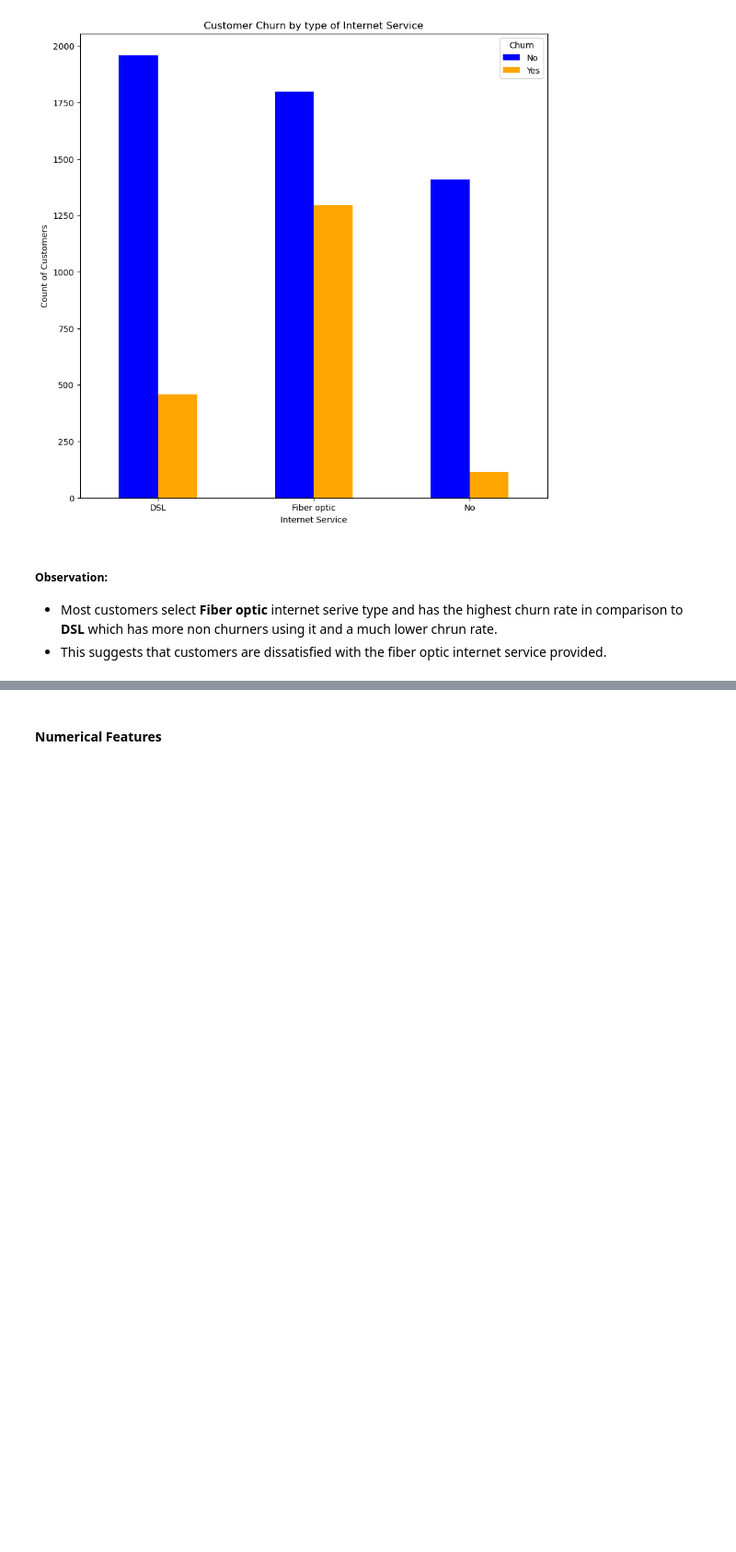
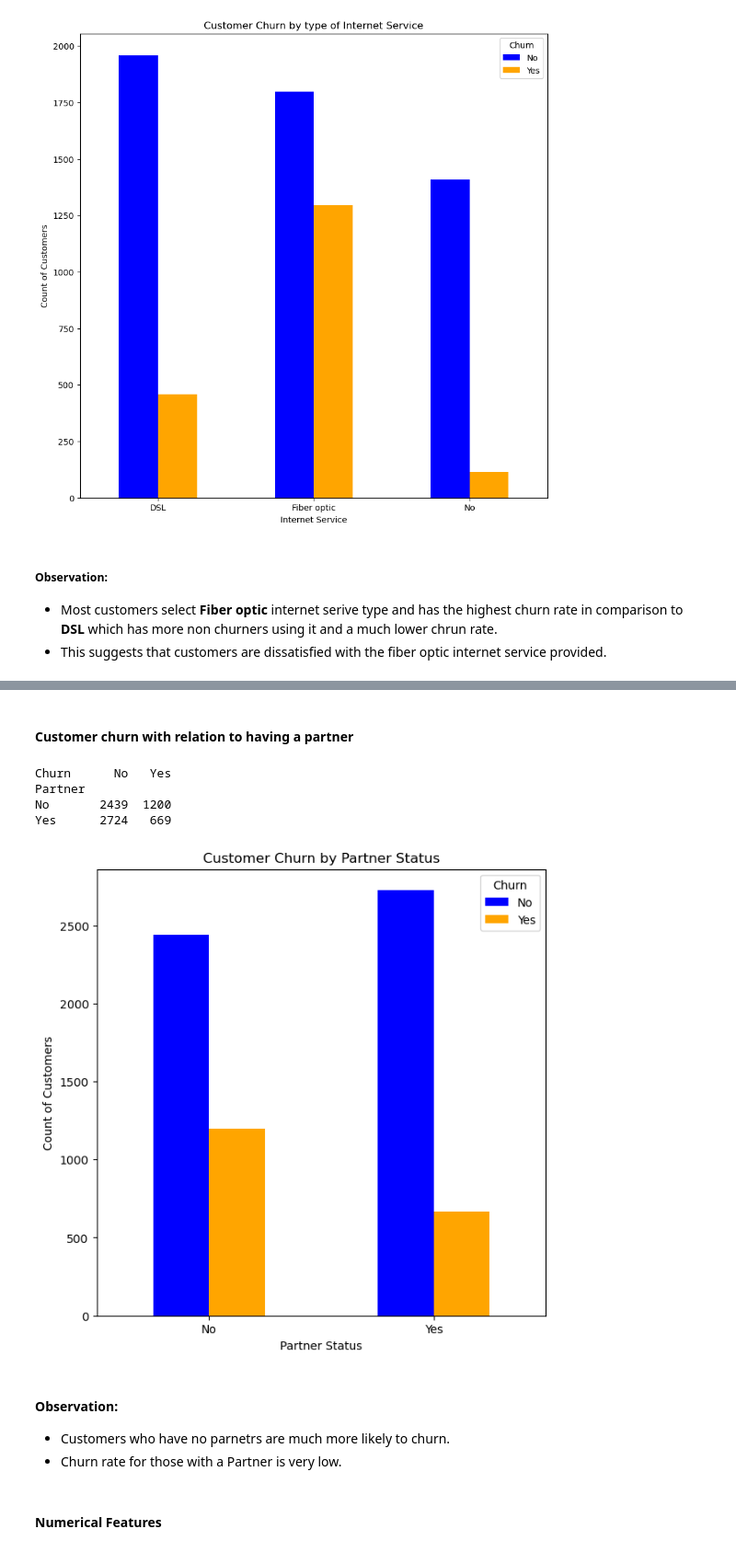
Before and after one commit to asaid03/churn-prediction, a Jupyter notebook: Telecom_Churn_EDA.ipynb, the cells around one changed output, grey strips where cells are left out. Shown: that part at 92% size. Cells and saved outputs as stored; diff of their text form; code cells hidden in the pictures; blank space fills up the shorter version.

```diff
--- a/Telecom_Churn_EDA.ipynb
+++ b/Telecom_Churn_EDA.ipynb
@@ -312,2 +337,27 @@ No               1407   113
+# %% [markdown]
+#### Customer churn with relation to having a partner
+# %%
+# Group the data to get churn counts by Partner status
+churn_by_partner = churn_data.groupby(["Partner", "Churn"]).size().unstack()
+print(churn_by_partner)
+
+# Plotting
+churn_by_partner.plot(kind="bar", stacked=False, color=["blue", "orange"], figsize=(7, 7))
+plt.title("Customer Churn by Partner Status")
+plt.xlabel("Partner Status")
+plt.ylabel("Count of Customers")
+plt.xticks(rotation=0)
+plt.legend(title="Churn", labels=["No", "Yes"])
+plt.show()
+# %% [output]
+Churn      No   Yes
+Partner
+No       2439  1200
+Yes      2724   669
+[figure, added]
+# %% [markdown]
+#### Observation:
+- Customers who have no parnetrs are much more likely to churn.
+- Churn rate for those with a Partner is very low.
 # %% [markdown]
 #### Numerical Features
```
Also changed, not shown: parts of 3 cells of this notebook.
